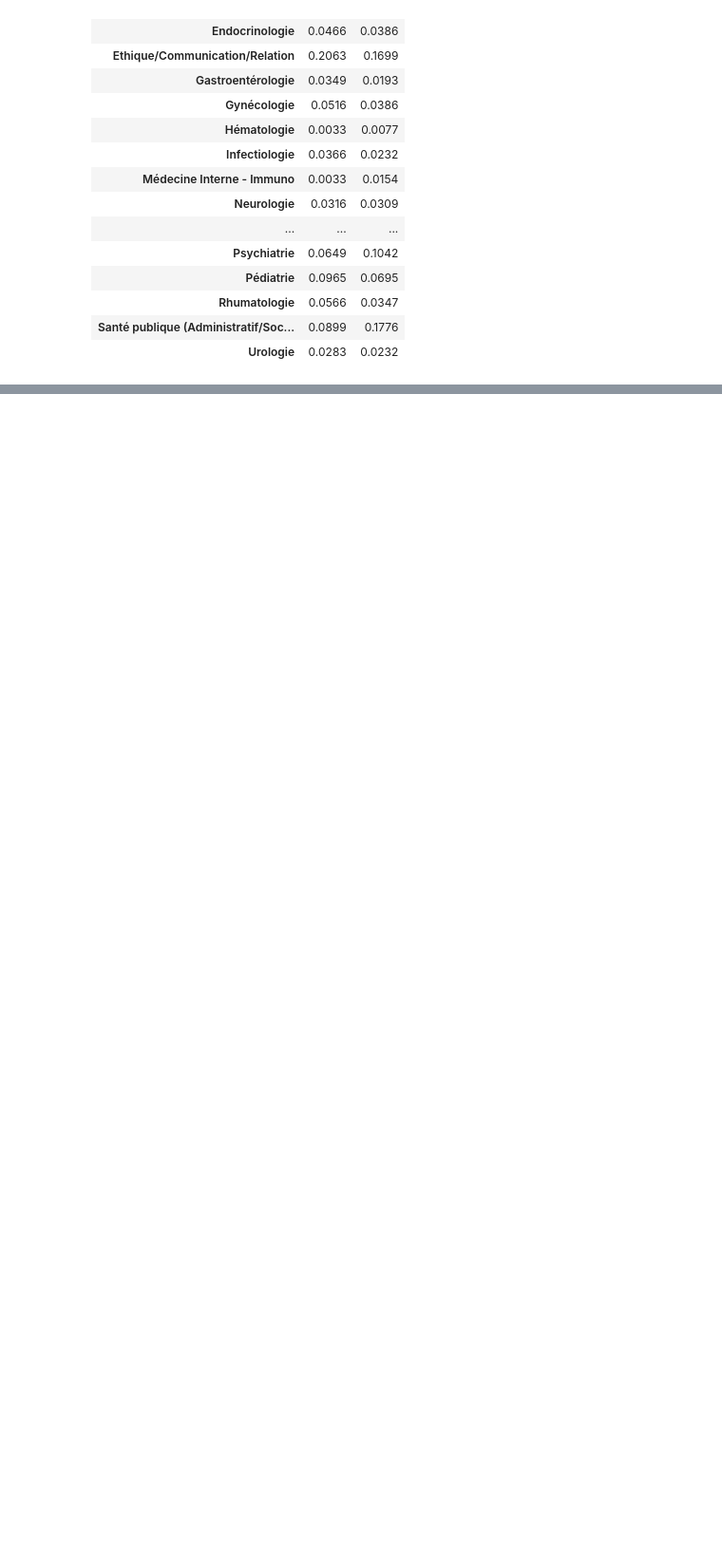
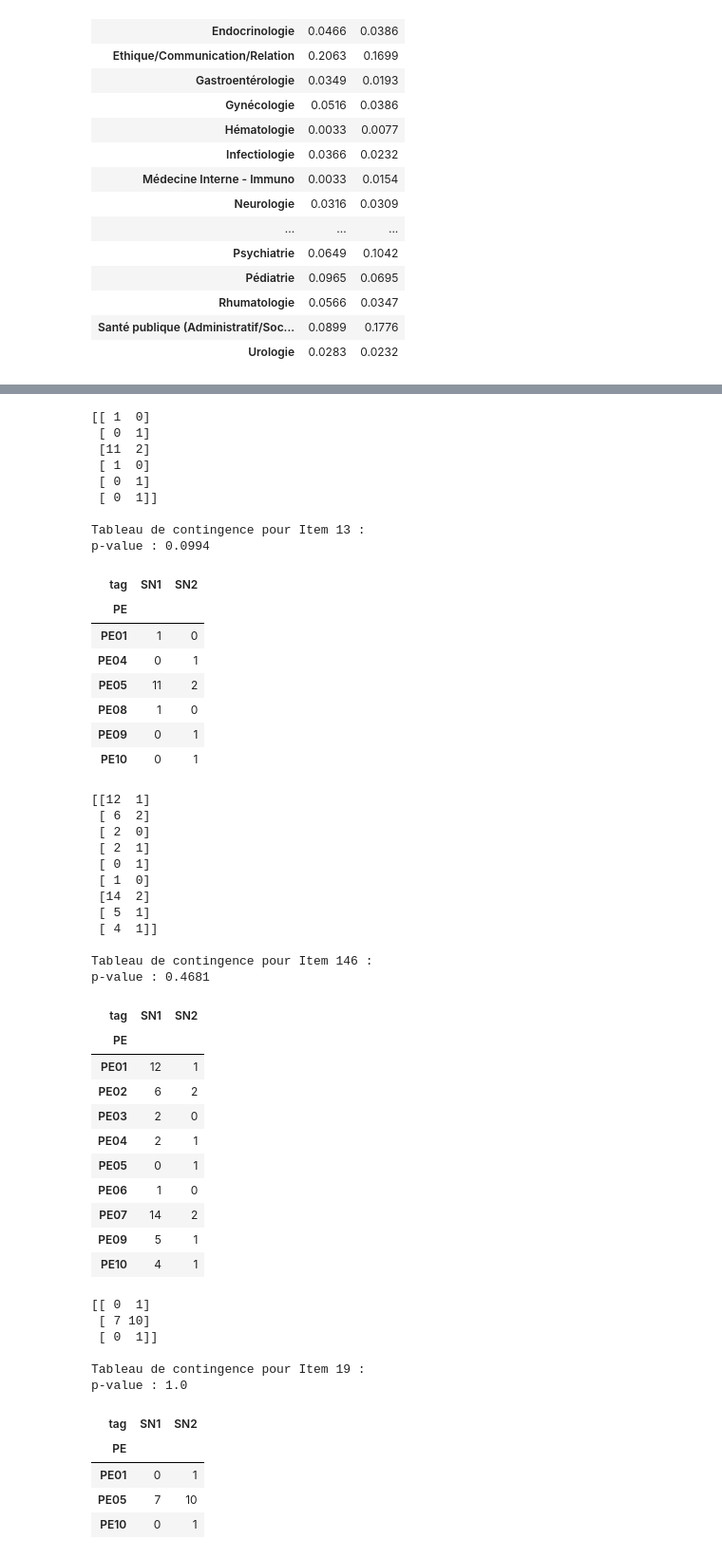
Before and after one commit to ClemBouy/stat, a Jupyter notebook: These_Alienor&Laurene/TOTAL/14_Chi2_SN1SN2.ipynb, the cells around one changed output, grey strips where cells are left out. Shown at 95% size. Cells and saved outputs as stored; diff of their text form; code cells hidden in the pictures; blank space fills up the shorter version.

```diff
--- a/These_Alienor&Laurene/TOTAL/14_Chi2_SN1SN2.ipynb
+++ b/These_Alienor&Laurene/TOTAL/14_Chi2_SN1SN2.ipynb
@@ -533,0 +542,16 @@ Distribution des compétences en SN1 et SN2
+# %%
+# Pour les problématiques exemplaires
+
+rng = np.random.default_rng()
+method = MonteCarloMethod()
+
+for item in top10_items:
+    sample = data.loc[data['ecn_item'] == item]
+    sample = pd.pivot_table(data=sample, values="record_id", columns="tag", index="PE", aggfunc="count", fill_value=0)
+    contingency = sample[['SN1', 'SN2']].values
+    print(contingency)
+    odds_ratio, p_value = fisher_exact(contingency, method=method)
+    print(f"\nTableau de contingence pour {item} :")
+    print(f"p-value : {p_value}")
+    display(sample)
+# %% [output]
@@ -533,0 +579,51 @@ Distribution des compétences en SN1 et SN2
+[[ 1  0]
+ [ 0  1]
+ [11  2]
+ [ 1  0]
+ [ 0  1]
+ [ 0  1]]
+
+Tableau de contingence pour Item 13 :
+p-value : 0.0994
+| tag | SN1 | SN2 |
+| PE |  |  |
+| PE01 | 1 | 0 |
+| PE04 | 0 | 1 |
+| PE05 | 11 | 2 |
+| PE08 | 1 | 0 |
+| PE09 | 0 | 1 |
+| PE10 | 0 | 1 |
+[[12  1]
+ [ 6  2]
+ [ 2  0]
+ [ 2  1]
+ [ 0  1]
+ [ 1  0]
+ [14  2]
+ [ 5  1]
+ [ 4  1]]
+
+Tableau de contingence pour Item 146 :
+p-value : 0.4681
+| tag | SN1 | SN2 |
+| PE |  |  |
+| PE01 | 12 | 1 |
+| PE02 | 6 | 2 |
+| PE03 | 2 | 0 |
+| PE04 | 2 | 1 |
+| PE05 | 0 | 1 |
+| PE06 | 1 | 0 |
+| PE07 | 14 | 2 |
+| PE09 | 5 | 1 |
+| PE10 | 4 | 1 |
+[[ 0  1]
+ [ 7 10]
+ [ 0  1]]
+
+Tableau de contingence pour Item 19 :
+p-value : 1.0
+| tag | SN1 | SN2 |
+| PE |  |  |
+| PE01 | 0 | 1 |
+| PE05 | 7 | 10 |
+| PE10 | 0 | 1 |
```
Also changed, not shown: parts of 13 cells of this notebook.
